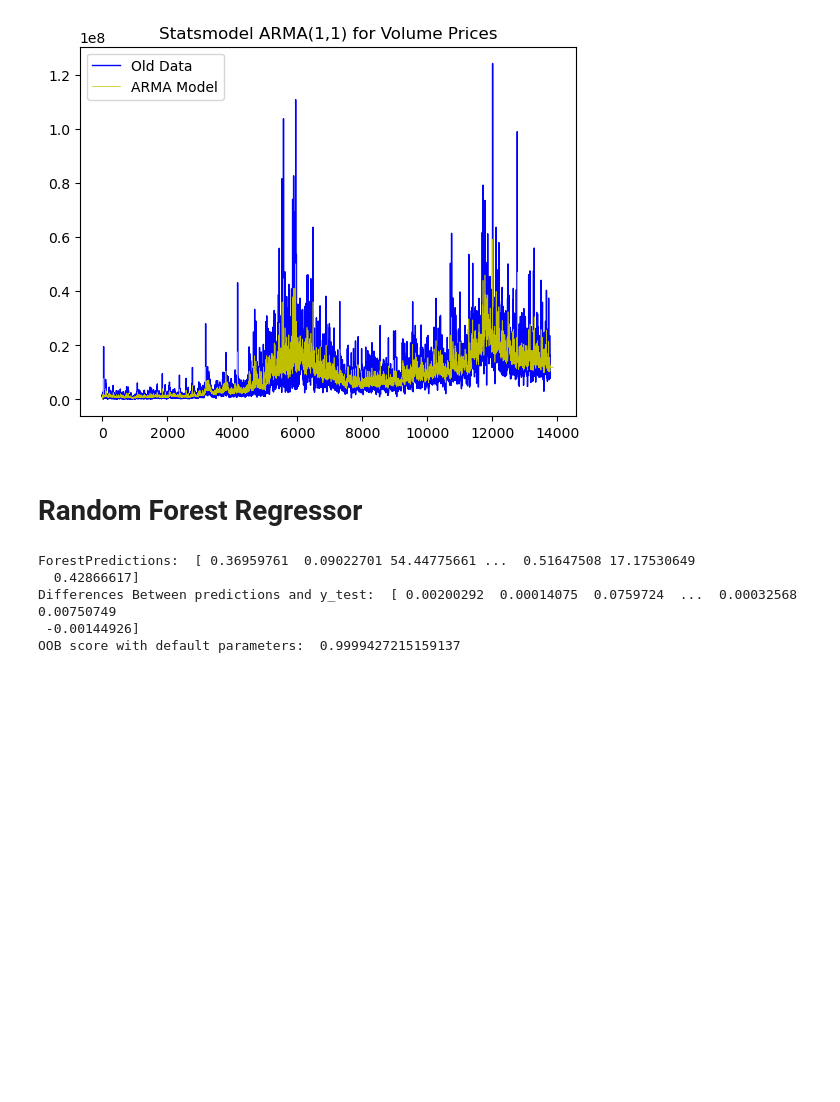
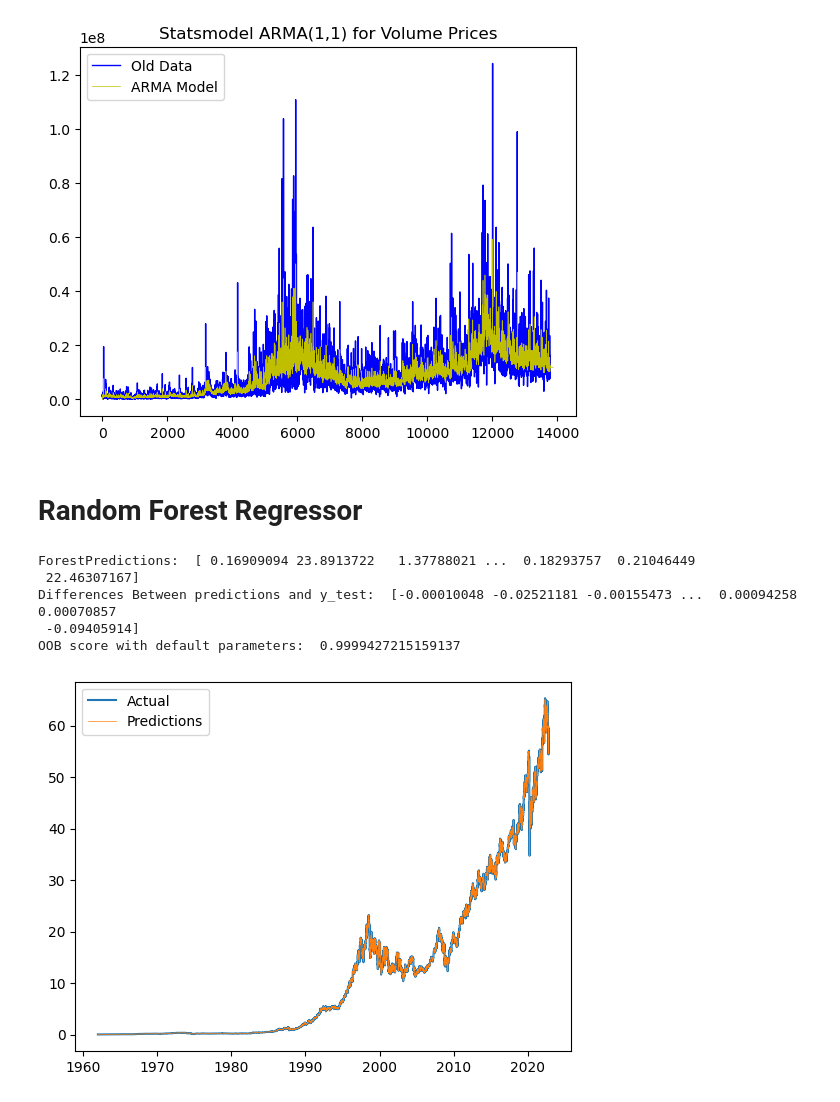
Before and after one commit to zachjoachim7/Volume3PortfolioPorject2, a Jupyter notebook: draft.ipynb, the cells around one changed output. Cells and saved outputs as stored; diff of their text form; code cells hidden in the pictures; blank space fills up the shorter version.

```diff
--- a/draft.ipynb
+++ b/draft.ipynb
@@ -263,22 +263,28 @@ plt.show()
 # %%
 feature_matrix = df.drop(columns=['Close', 'date'])
 targets = df['Close']
 X, y = feature_matrix.values, targets.values
 
 forest = RandomForestRegressor(n_estimators=100, oob_score=True, random_state=42)
 forest.fit(X, y)
 
 X_train, X_test, y_train, y_test = train_test_split(X, y)
 
 forest_predictions = forest.predict(X_test)
 print("ForestPredictions: ", forest_predictions)
 print("Differences Between predictions and y_test: ", forest_predictions - y_test)
 
 oob_score = forest.oob_score_
 print("OOB score with default parameters: ", oob_score)
+
+plt.plot(df['date'], df['Close'], label="Actual")
+plt.plot(df['date'], forest.predict(X), label="Predictions", linewidth='0.5')
+plt.legend()
+plt.show()
 # %% [output]
-ForestPredictions:  [ 0.36959761  0.09022701 54.44775661 ...  0.51647508 17.17530649
-  0.42866617]
-Differences Between predictions and y_test:  [ 0.00200292  0.00014075  0.0759724  ...  0.00032568  0.00750749
- -0.00144926]
+ForestPredictions:  [ 0.16909094 23.8913722   1.37788021 ...  0.18293757  0.21046449
+ 22.46307167]
+Differences Between predictions and y_test:  [-0.00010048 -0.02521181 -0.00155473 ...  0.00094258  0.00070857
+ -0.09405914]
 OOB score with default parameters:  0.9999427215159137
+[figure, added]
```
Also changed, not shown: 12 other files.
